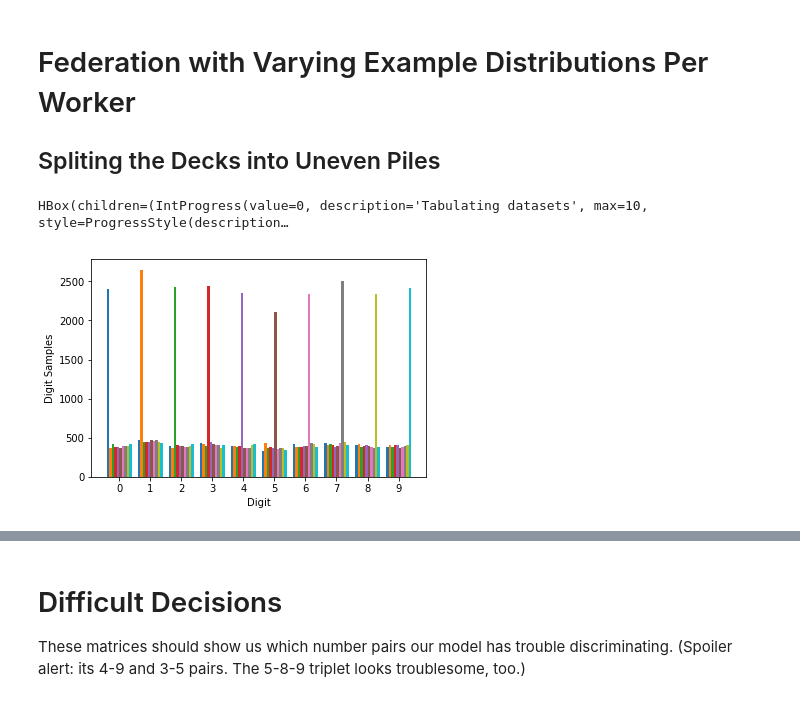
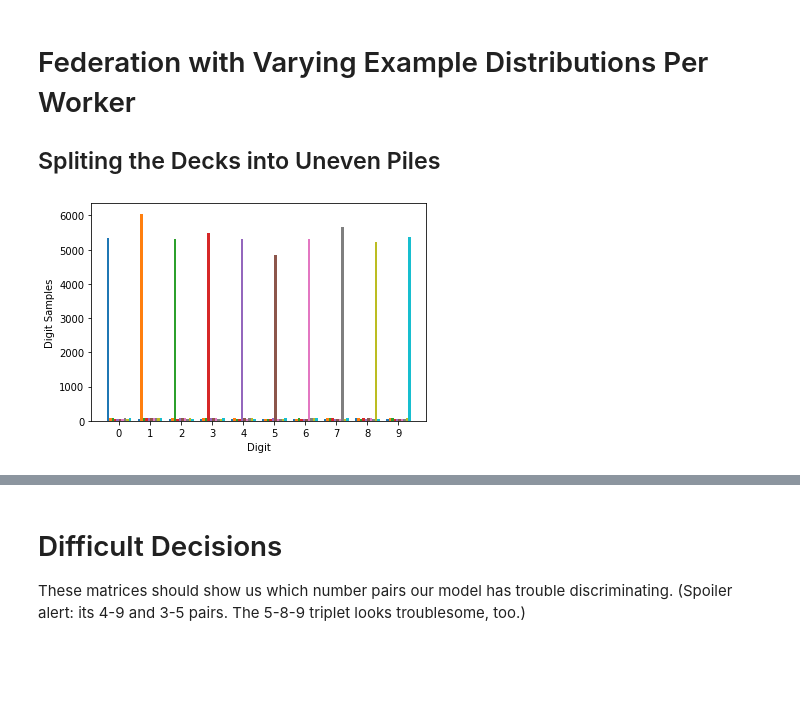
Before and after one commit to rmicallef/bfpytorch, a Jupyter notebook: specialist.ipynb, the cells around one changed output, grey strips where cells are left out. Saved outputs shown, nothing was run; the diff lists cells and outputs as text; code cells hidden in the pictures; blank space fills up the shorter version.

```diff
--- a/specialist.ipynb
+++ b/specialist.ipynb
@@ -482,11 +596,10 @@ plot_mgr([nonfed_alldata_mgr, fed_equal_mgr])
 
 ## Spliting the Decks into Uneven Piles
 # %%
-fed_weighted_dls = make_fed_dloaders(train_dset, p=0.4)
+fed_weighted_dls = make_fed_dloaders(train_dset, p=0.9)
 plot_digit_histogram(fed_weighted_dls)
 # %% [output]
-HBox(children=(IntProgress(value=0, description='Tabulating datasets', max=10, style=ProgressStyle(description…
-[figure, old version]
+[figure, new version]
 # %%
 check_dsets([dl.dataset for dl in fed_weighted_dls])
 # %% [output]
```
Also changed, not shown: parts of 63 cells of this notebook.
